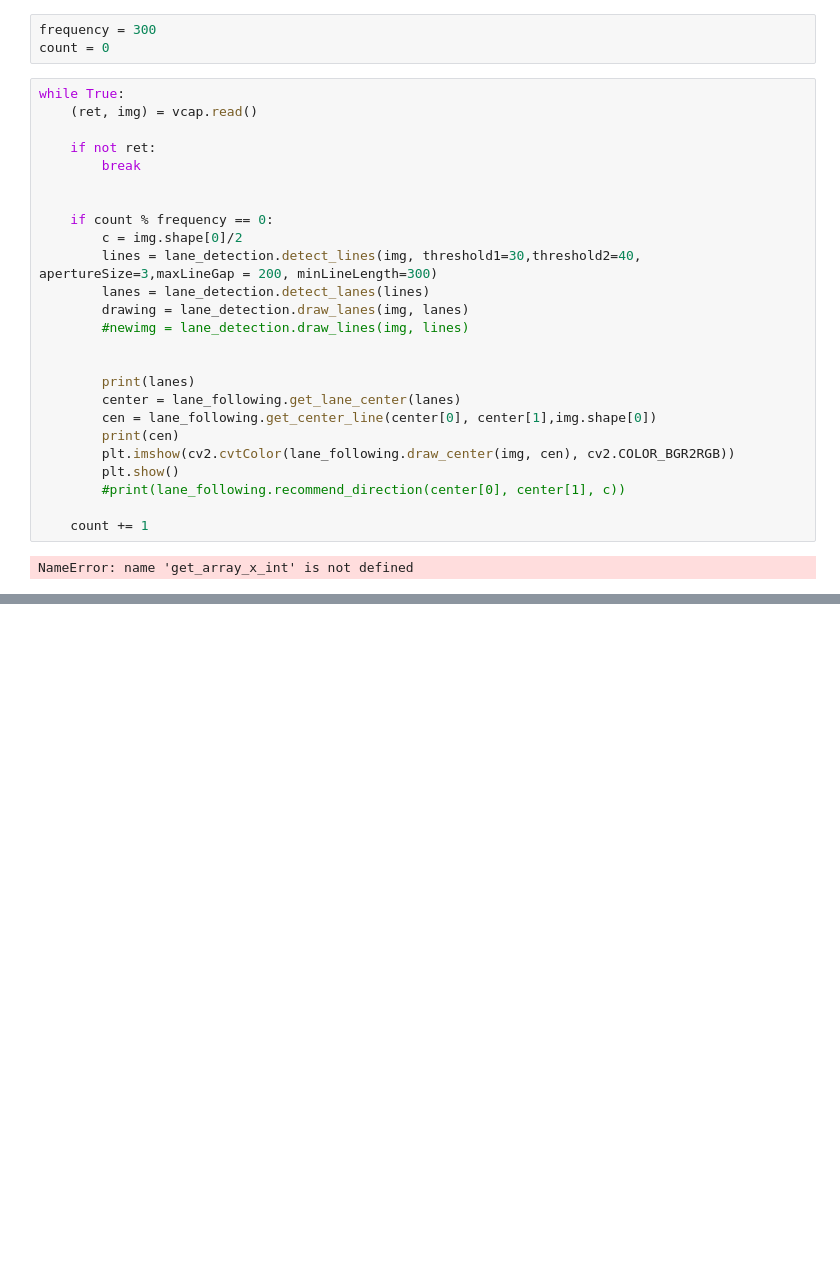
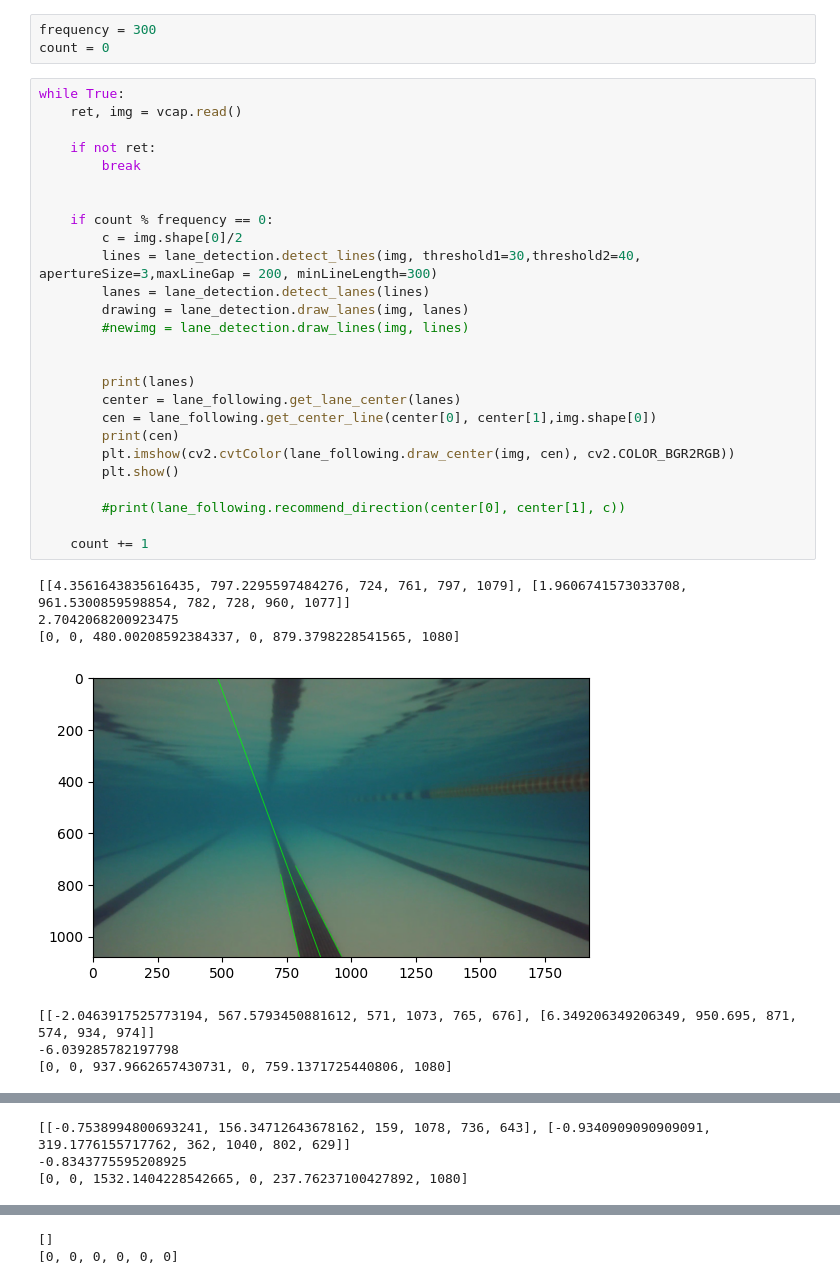
Before and after one commit to ardremov/cv-intro, a Jupyter notebook: vision.ipynb, the cells around one changed output, grey strips where cells are left out. Saved outputs shown, nothing was run; the diff lists cells and outputs as text; blank space fills up the shorter version.

```diff
--- a/vision.ipynb
+++ b/vision.ipynb
@@ -11,28 +13,35 @@ frequency = 300
 count = 0
 # %%
 while True:
-    (ret, img) = vcap.read()
+    ret, img = vcap.read()
 
     if not ret:
         break
 
 
     if count % frequency == 0:
         c = img.shape[0]/2
         lines = lane_detection.detect_lines(img, threshold1=30,threshold2=40, apertureSize=3,maxLineGap = 200, minLineLength=300)
         lanes = lane_detection.detect_lanes(lines)
         drawing = lane_detection.draw_lanes(img, lanes)
         #newimg = lane_detection.draw_lines(img, lines)
 
 
         print(lanes)
         center = lane_following.get_lane_center(lanes)
         cen = lane_following.get_center_line(center[0], center[1],img.shape[0])
         print(cen)
         plt.imshow(cv2.cvtColor(lane_following.draw_center(img, cen), cv2.COLOR_BGR2RGB))
         plt.show()
+
         #print(lane_following.recommend_direction(center[0], center[1], c))
 
     count += 1
 # %% [output]
-NameError: name 'get_array_x_int' is not defined
+[[4.3561643835616435, 797.2295597484276, 724, 761, 797, 1079], [1.9606741573033708, 961.5300859598854, 782, 728, 960, 1077]]
+2.7042068200923475
+[0, 0, 480.00208592384337, 0, 879.3798228541565, 1080]
+[figure, added]
+[[-2.0463917525773194, 567.5793450881612, 571, 1073, 765, 676], [6.349206349206349, 950.695, 871, 574, 934, 974]]
+-6.039285782197798
+[0, 0, 937.9662657430731, 0, 759.1371725440806, 1080]
@@ -38,0 +49,3 @@ NameError: name 'get_array_x_int' is not defined
+[[-0.7538994800693241, 156.34712643678162, 159, 1078, 736, 643], [-0.9340909090909091, 319.1776155717762, 362, 1040, 802, 629]]
+-0.8343775595208925
+[0, 0, 1532.1404228542665, 0, 237.76237100427892, 1080]
@@ -38,0 +57,2 @@ NameError: name 'get_array_x_int' is not defined
+[]
+[0, 0, 0, 0, 0, 0]
```
Also changed, not shown: parts of 2 cells of this notebook, 2 other files.
